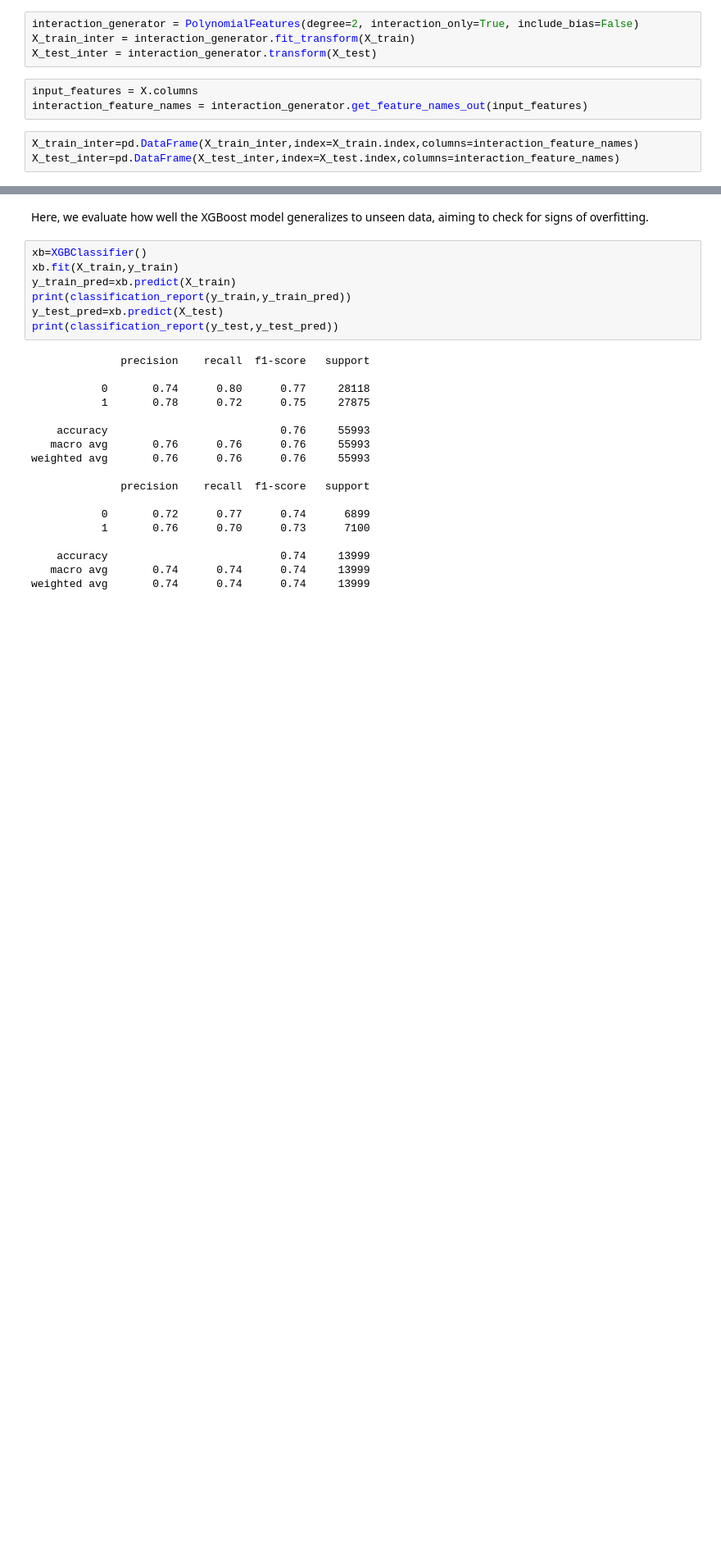
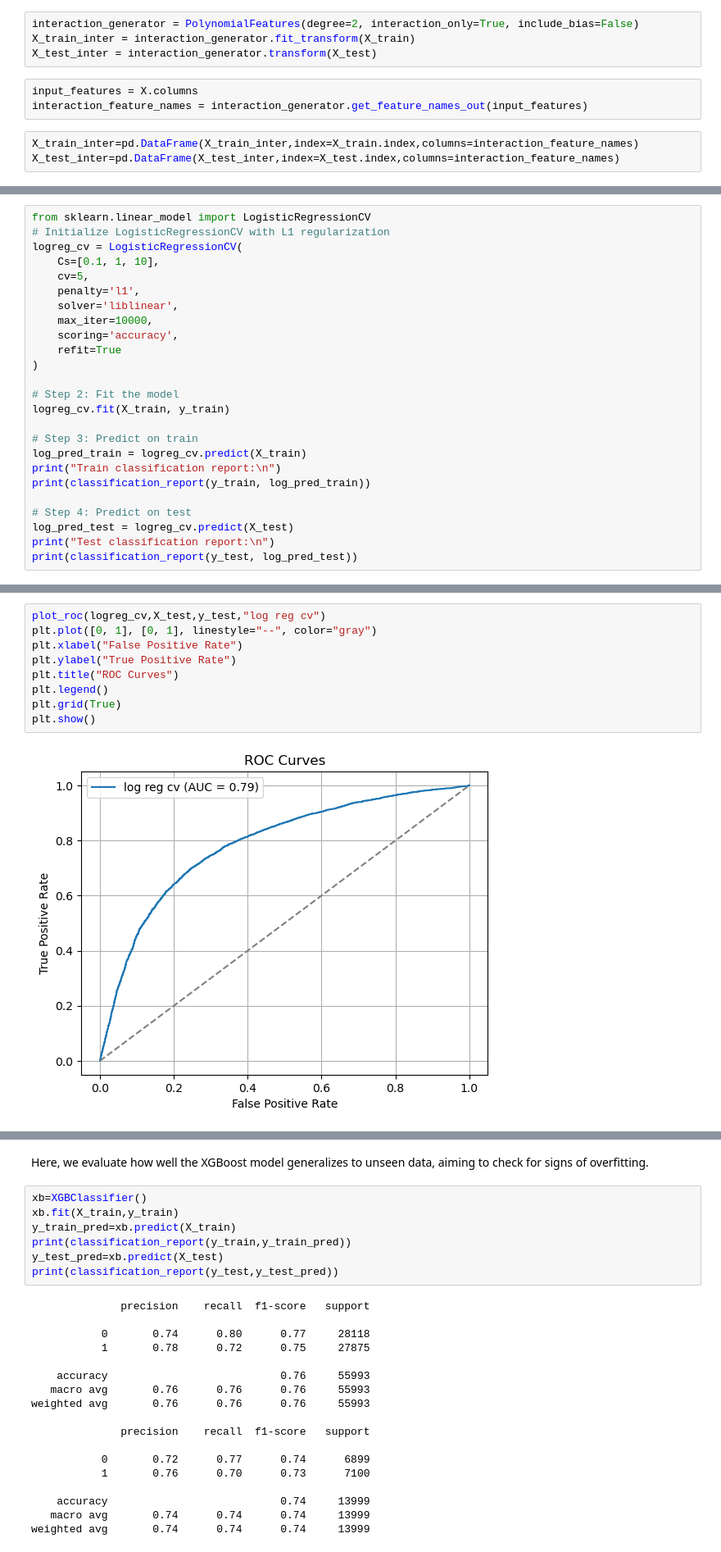
Before and after one commit to kev-analytic/Cardiovascular-Disease-Risk-Factor-Analysis, a Jupyter notebook: notebook.ipynb, the cells around one changed output, grey strips where cells are left out. Shown at 82% size. Drawn from its saved outputs; the diff is of its cells as text; blank space fills up the shorter version.

Commit message:
fine tuned logreg model

```diff
--- a/notebook.ipynb
+++ b/notebook.ipynb
@@ -963,0 +1003,25 @@ weighted avg       0.73      0.73      0.73     13999
+# %%
+from sklearn.linear_model import LogisticRegressionCV
+# Initialize LogisticRegressionCV with L1 regularization
+logreg_cv = LogisticRegressionCV(
+    Cs=[0.1, 1, 10],
+    cv=5,
+    penalty='l1',
+    solver='liblinear',
+    max_iter=10000,
+    scoring='accuracy',
+    refit=True
+)
+
+# Step 2: Fit the model
+logreg_cv.fit(X_train, y_train)
+
+# Step 3: Predict on train
+log_pred_train = logreg_cv.predict(X_train)
+print("Train classification report:\n")
+print(classification_report(y_train, log_pred_train))
+
+# Step 4: Predict on test
+log_pred_test = logreg_cv.predict(X_test)
+print("Test classification report:\n")
+print(classification_report(y_test, log_pred_test))
@@ -964 +1046,12 @@ weighted avg       0.73      0.73      0.73     13999
+# %%
+plot_roc(logreg_cv,X_test,y_test,"log reg cv")
+plt.plot([0, 1], [0, 1], linestyle="--", color="gray")
+plt.xlabel("False Positive Rate")
+plt.ylabel("True Positive Rate")
+plt.title("ROC Curves")
+plt.legend()
+plt.grid(True)
+plt.show()
+# %% [output]
+[figure, added]
 # %% [markdown]
```
Also changed, not shown: parts of 19 cells of this notebook.
